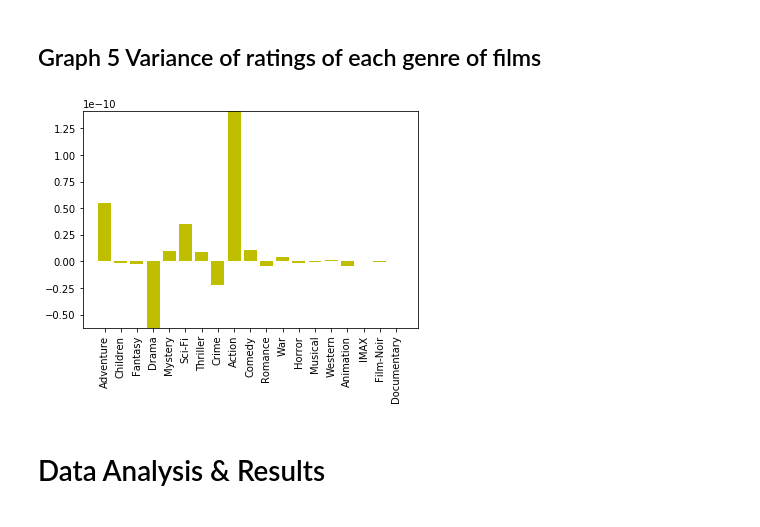
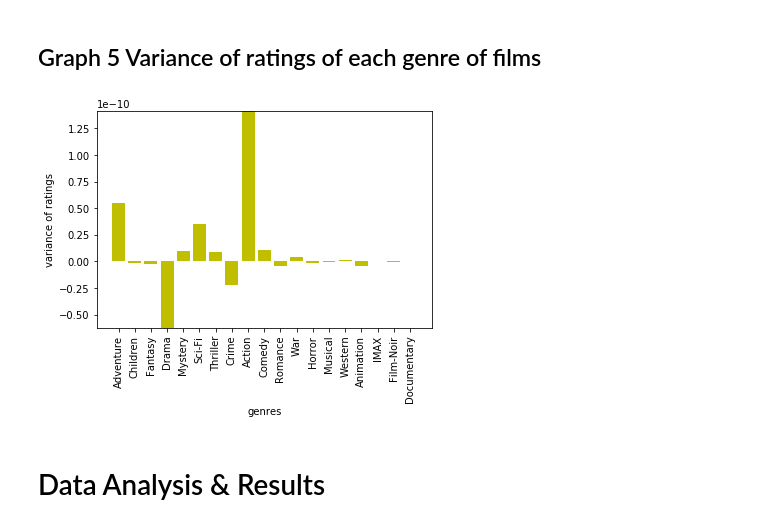
Before and after one commit to strkillr16/COGS108Final, a Jupyter notebook: Final Project Notebook.ipynb, the cells around one changed output. Drawn from its saved outputs; the diff is of its cells as text; code cells hidden in the pictures.

```diff
--- a/Final Project Notebook.ipynb
+++ b/Final Project Notebook.ipynb
@@ -199,6 +194,0 @@ for key,value in score_dict.items():
-# %%
-genres = []
-scores = []
-for key, value in average_dict.items():
-    genres.append(key)
-    scores.append(value)
@@ -239,10 +238,13 @@ for index, row in train.iterrows():
     for gen in genres:
         variance[gen] += row[5]
 # %%
-fig = plt.bar(variance.keys(), variance.values(),color='y')
-fig = plt.xticks(rotation=90)
+plt.bar(variance.keys(), variance.values(),color='y')
+plt.xticks(rotation=90)
+plt.xlabel('genres')
+plt.ylabel('variance of ratings')
+fig = plt.gcf()
 # %% [output]
-[figure, old version]
+[figure, new version]
 # %% [markdown]
 # Data Analysis & Results
 # %% [markdown]
```
Also changed, not shown: parts of 18 cells of this notebook, 1 other file.
